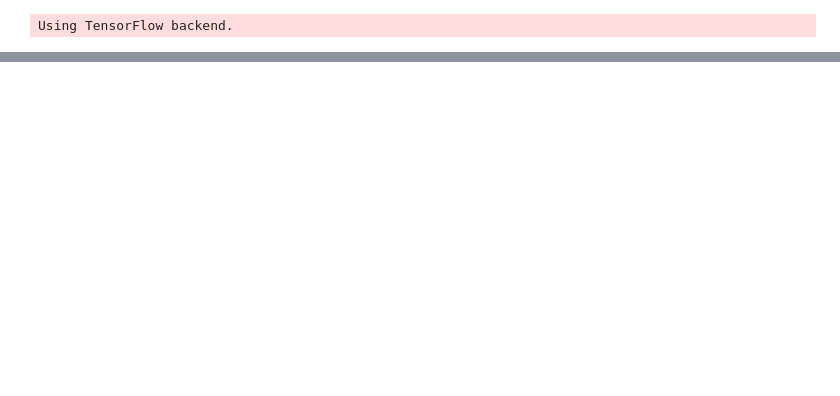
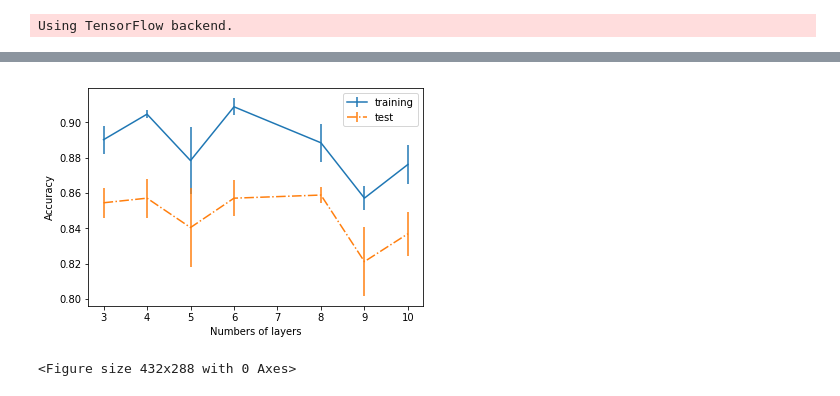
Before and after one commit to tiantuxu/SoccerPlayerMarketValue, a Jupyter notebook: Soccer-Player-NN.ipynb, the cells around one changed output, grey strips where cells are left out. Cells and saved outputs as stored; diff of their text form; code cells hidden in the pictures; blank space fills up the shorter version.

```diff
--- a/Soccer-Player-NN.ipynb
+++ b/Soccer-Player-NN.ipynb
@@ -22,4 +24,4 @@ df_train.to_csv('trainingSet.csv', index=False)
 # %%
-trainingSet = pd.read_csv('trainingSet.csv')
-testSet = pd.read_csv('testSet.csv')
+trainingSet = pd.read_csv('trainingSet.csv').sample(frac = 1, random_state=18)
+testSet = pd.read_csv('testSet.csv').sample(frac = 1, random_state=18)
 # %%
@@ -36,8 +39,8 @@ print X_train.shape
 (1141, 921)
 # %%
-Y_test = np.array(testSet['Value'])
-testSet_X = testSet.drop('Value', axis=1)
-X_test = np.array(testSet_X)
-Y_test = Y_test - [1]
+# Y_test = np.array(testSet['Value'])
+# testSet_X = testSet.drop('Value', axis=1)
+# X_test = np.array(testSet_X)
+# Y_test = Y_test - [1]
 # %%
 # create model
@@ -71,5 +71,0 @@ Please use `rate` instead of `keep_prob`. Rate should be set to `rate = 1 - keep
-# %%
-# print X_train
-# print Y_train
-# Fit the model
-model.fit(X_train, Y_train, epochs=10, batch_size=10, shuffle=True, class_weight='auto',)
@@ -145,0 +137,17 @@ print Y_test
+# %%
+print train_dict
+print test_dict
+
+train_accuracy = []
+train_stdrr = []
+test_accuracy = []
+test_stdrr = []
+for d in D:
+    train_accuracy.append(np.mean(train_dict[d][0:5]))
+    train_stdrr.append(np.std(train_dict[d][0:5]) / np.sqrt(5))
+    test_accuracy.append(np.mean(test_dict[d][0:5]))
+    test_stdrr.append(np.std(test_dict[d][0:5] / np.sqrt(5)))
+print train_accuracy
+print train_stdrr
+print test_accuracy
+print test_stdrr
@@ -145,0 +161,14 @@ print Y_test
+# %%
+plt.figure()
+plt.errorbar(D, train_accuracy, train_stdrr, label='training', linestyle='-')
+plt.errorbar(D, test_accuracy, test_stdrr, label='test', linestyle='-.')
+# plt.ylim((0.50, 1.00))
+plt.xlabel('Numbers of layers')
+plt.ylabel('Accuracy')
+
+plt.legend()
+plt.show()
+plt.savefig('./NN.png')
+# %% [output]
+[figure, added]
+<Figure size 432x288 with 0 Axes>
```
Also changed, not shown: parts of 11 cells of this notebook, 6 other files.
